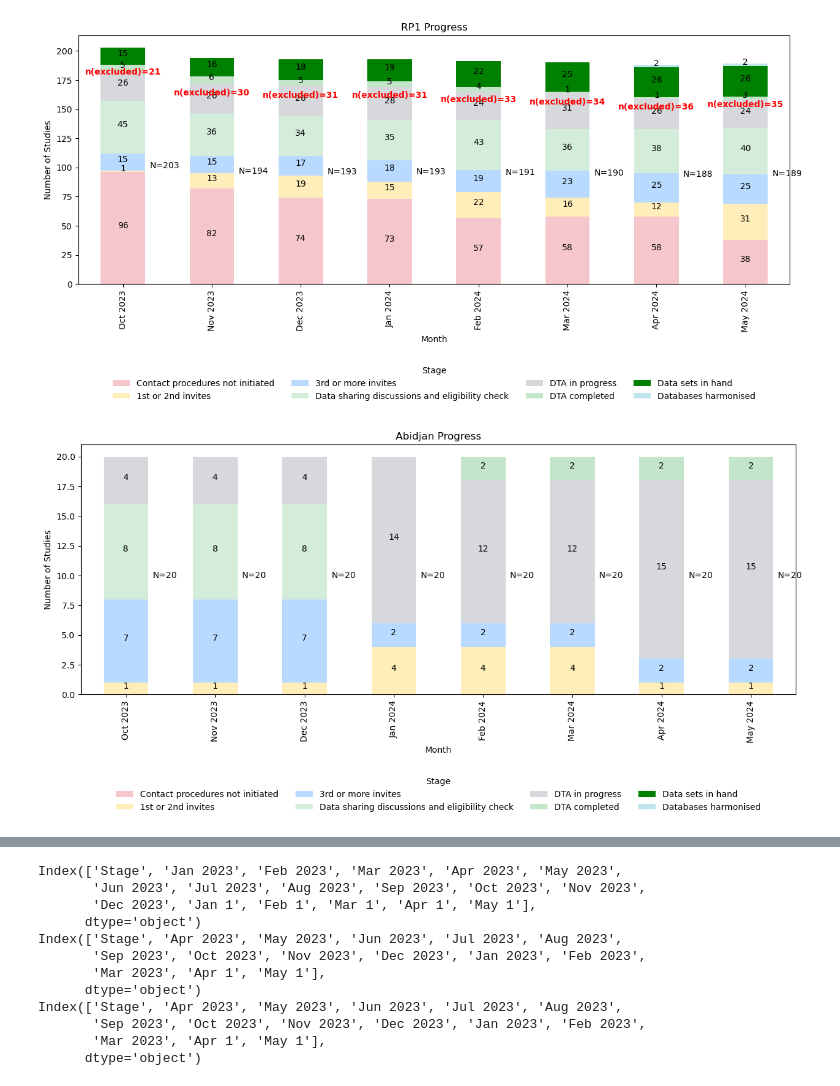
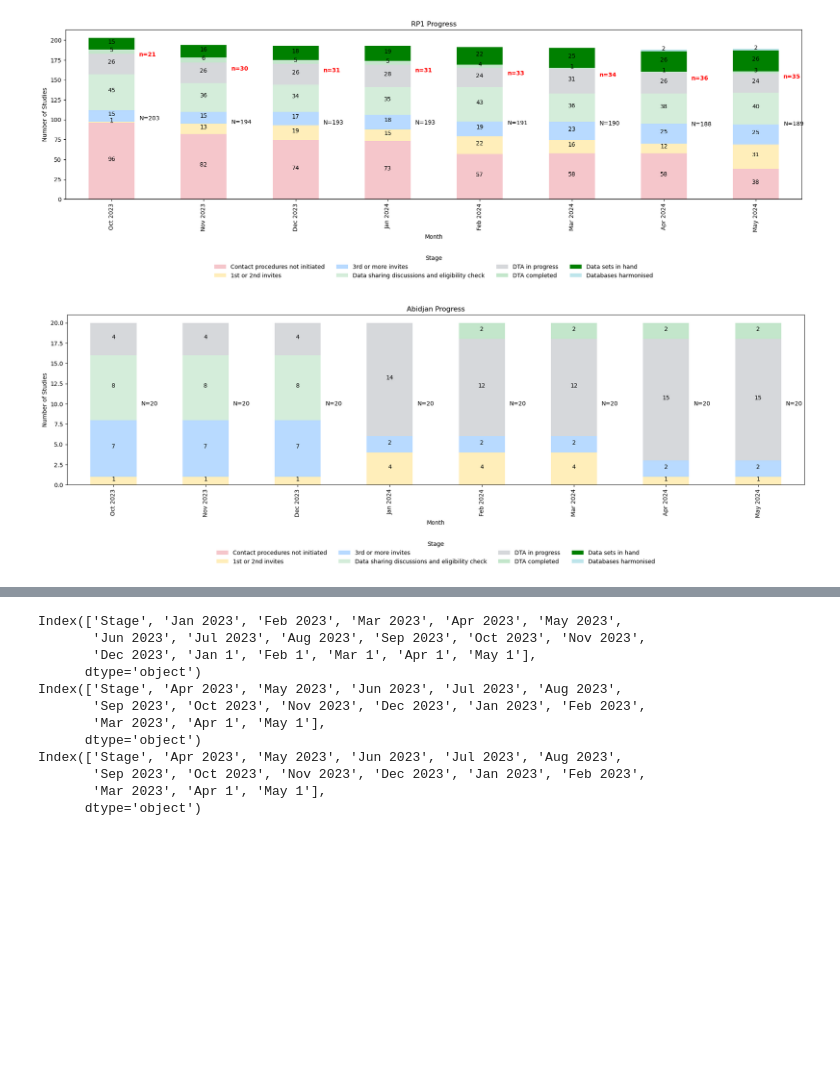
Before and after one commit to Logic06183/Heat_Project, a Jupyter notebook: RP2_report_0425.ipynb, the cells around one changed output, grey strips where cells are left out. Saved outputs shown, nothing was run; the diff lists cells and outputs as text; code cells hidden in the pictures; blank space fills up the shorter version.

```diff
--- a/RP2_report_0425.ipynb
+++ b/RP2_report_0425.ipynb
@@ -431,34 +287,34 @@ def plot_stacked_bar_chart(df, title, last_n_months=8, color_map=None, stage_ord
 
     fig, ax = plt.subplots(figsize=(15, 7))
     bars = plot_df.plot(kind='bar', stacked=True, ax=ax, color=[color_map.get(x, '#333333') for x in stage_order if x in plot_df.columns])
 
     for bar in bars.containers:
         labels = [f'{v.get_height():.0f}' if v.get_height() != 0 else '' for v in bar]
         ax.bar_label(bar, labels=labels, label_type='center', padding=3)
 
     for i, month in enumerate(transposed_df.index):
         month_data = transposed_df.loc[month]
         cumulative_height = float(month_data.drop('Ineligible/declined participation/data currently unavailable', errors='ignore').sum())
         excluded_height = float(month_data.get('Ineligible/declined participation/data currently unavailable', 0))
 
         x_position = i + 0.5
         # Adjust the positions of the N= and n= labels
         ax.text(i + 0.3, cumulative_height / 2, f"N={cumulative_height:.0f}", ha='left', va='center')
         if excluded_height > 0:
-            ax.text(i + 0, cumulative_height - (excluded_height), f"n(excluded)={excluded_height:.0f}", ha='center', va='center', color='red', fontsize=10, fontweight='bold')
+            ax.text(i + 0.3, cumulative_height - (excluded_height), f"n={excluded_height:.0f}", ha='left', va='center', color='red', fontsize=10, fontweight='bold')
 
     ax.set_xticklabels([x.strftime('%b %Y') for x in transposed_df.index])
     ax.legend(title='Stage', loc='upper center', bbox_to_anchor=(0.5, -0.3), ncol=len(stage_order)//2, frameon=False)
-    plt.subplots_adjust(bottom=0.3)
+    plt.subplots_adjust(bottom=0.3, right=1.3)
     ax.set_title(title)
     ax.set_xlabel('Month')
     ax.set_ylabel('Number of Studies')
     plt.show()
 
 # Plot for each DataFrame
 plot_stacked_bar_chart(df_rp1, 'RP1 Progress', last_n_months=8, color_map=color_map, stage_order=stage_order)
 plot_stacked_bar_chart(df_abj, 'Abidjan Progress', last_n_months=8, color_map=color_map, stage_order=stage_order)
 plot_stacked_bar_chart(df_jhb, 'Johannesburg Progress', last_n_months=8, color_map=color_map, stage_order=stage_order)
 # %% [output]
-[figure, old version]
+[figure, new version]
-[figure, old version]
+[figure, new version]
```
Also changed, not shown: parts of 9 cells of this notebook, 1 other file.
